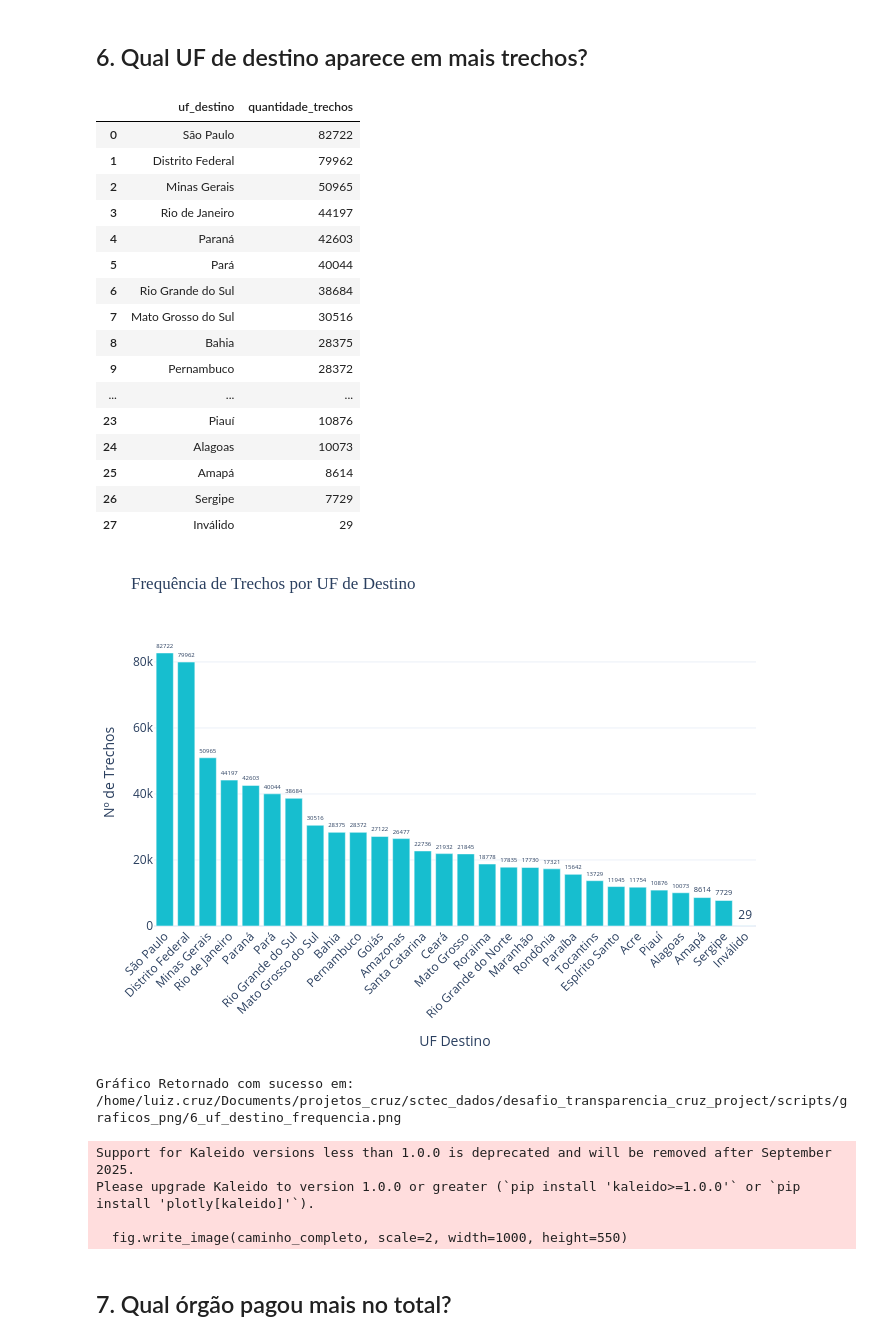
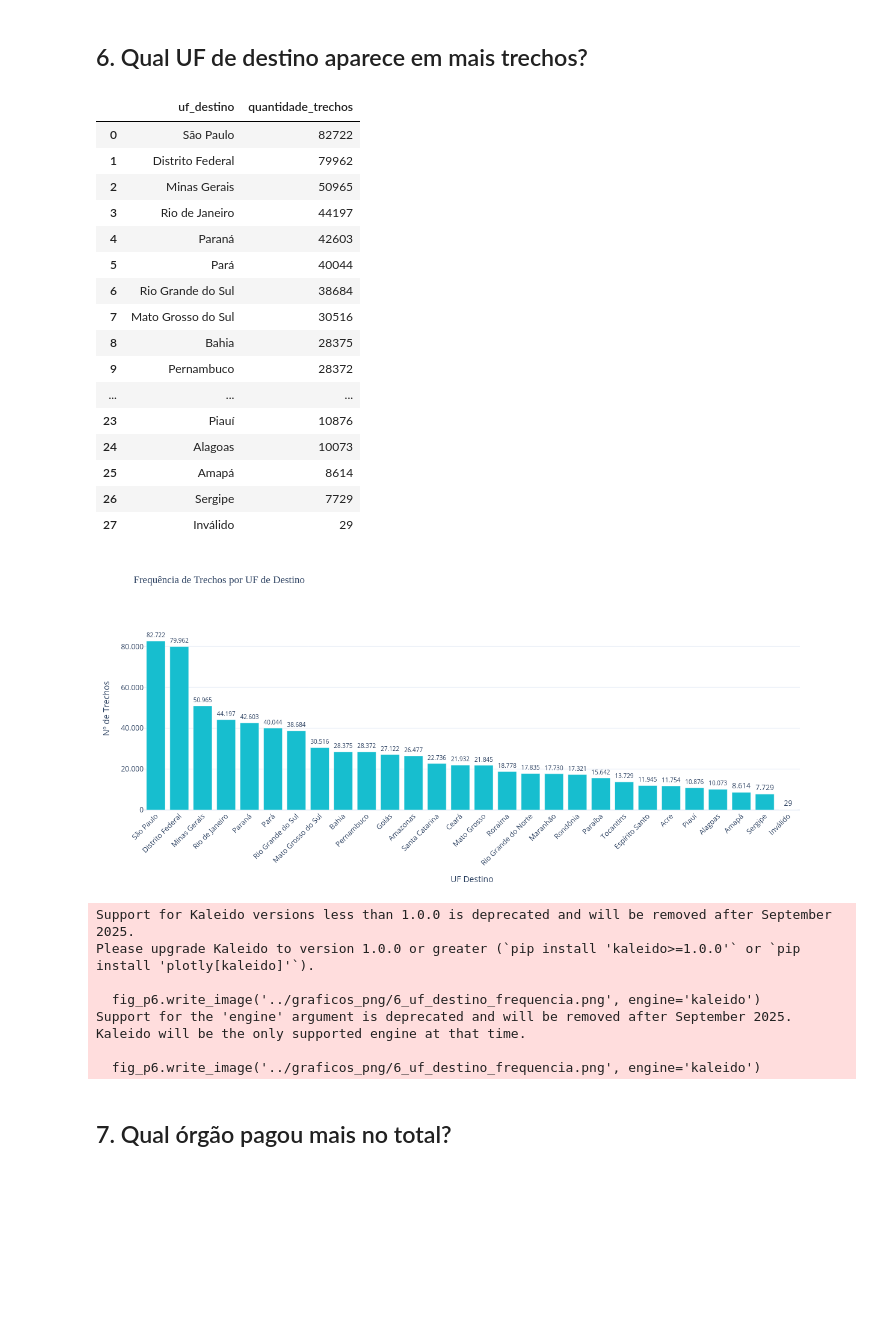
Before and after one commit to zurcx/desafio_transparencia_cruz_project, a Jupyter notebook: scripts/3_analisev1.ipynb, the cells around one changed output. Saved outputs shown, nothing was run; the diff lists cells and outputs as text; code cells hidden in the pictures; blank space fills up the shorter version.

```diff
--- a/scripts/3_analisev1.ipynb
+++ b/scripts/3_analisev1.ipynb
@@ -264,45 +413,75 @@ ORDER BY quantidade_trechos DESC;
 df_p6 = consultar(sql_p6)
 display(df_p6)
 
+# Criamos uma coluna com a formatação inteira brasileira
+df_p6['quantidade_formatada'] = df_p6['quantidade_trechos'].apply(lambda x: f"{x:,.0f}".replace(',', '.'))
+
 fig_p6 = px.bar(
     df_p6, x='uf_destino', y='quantidade_trechos',
     title='Frequência de Trechos por UF de Destino',
     labels={'quantidade_trechos': 'Nº de Trechos', 'uf_destino': 'UF Destino'},
-    text_auto='d', color_discrete_sequence=['#17becf']
+    color_discrete_sequence=['#17becf']
 )
+
+# 5. Customização do layout seguindo o padrão largo e com rotação no eixo X
 fig_p6.update_layout(
     template='plotly_white',
     title_font_family='Arial Black',
-    xaxis=dict(tickangle=-45),
-    margin=dict(l=50, r=40, t=60, b=100)
+    width=1250,
+    height=550,
+    # Aumentamos a margem inferior (b=100) para o texto inclinado respirar sem cortar
+    margin=dict(l=80, r=80, t=80, b=100),
+    separators=',.',
+
+    # Ajustes no eixo Y (Contagem)
+    yaxis=dict(
+        tickformat=',.0f',
+        range=[0, df_p6['quantidade_trechos'].max() * 1.20]
+    ),
+
+    # Ajustes no eixo X
+    xaxis=dict(
+        tickangle=-45,              # <-- Rotaciona as UFs em 45 graus para não embolar
+        tickmode='array'            # Força o Plotly a mostrar todas as UFs sem pular nenhuma
+    )
 )
-fig_p6.update_traces(textposition='outside')
+
+# 6. Força a exibição do texto numérico exato no topo de cada barra
+fig_p6.update_traces(
+    text=df_p6['quantidade_formatada'],
+    texttemplate='%{text}',
+    textposition='outside'
+)
+
 fig_p6.show()
-salvar_grafico(fig_p6, '6_uf_destino_frequencia.png')
+fig_p6.write_image('../graficos_png/6_uf_destino_frequencia.png', engine='kaleido')
 # %% [output]
 |  | uf_destino | quantidade_trechos |
 | 0 | São Paulo | 82722 |
 | 1 | Distrito Federal | 79962 |
 | 2 | Minas Gerais | 50965 |
 | 3 | Rio de Janeiro | 44197 |
 | 4 | Paraná | 42603 |
 | 5 | Pará | 40044 |
 | 6 | Rio Grande do Sul | 38684 |
 | 7 | Mato Grosso do Sul | 30516 |
 | 8 | Bahia | 28375 |
 | 9 | Pernambuco | 28372 |
 | ... | ... | ... |
 | 23 | Piauí | 10876 |
 | 24 | Alagoas | 10073 |
 | 25 | Amapá | 8614 |
 | 26 | Sergipe | 7729 |
 | 27 | Inválido | 29 |
-[figure, old version]
+[figure, new version]
-Gráfico Retornado com sucesso em: /home/luiz.cruz/Documents/projetos_cruz/sctec_dados/desafio_transparencia_cruz_project/scripts/graficos_png/6_uf_destino_frequencia.png
+Support for Kaleido versions less than 1.0.0 is deprecated and will be removed after September 2025.
+Please upgrade Kaleido to version 1.0.0 or greater (`pip install 'kaleido>=1.0.0'` or `pip install 'plotly[kaleido]'`).
+
+  fig_p6.write_image('../graficos_png/6_uf_destino_frequencia.png', engine='kaleido')
+Support for the 'engine' argument is deprecated and will be removed after September 2025.
+Kaleido will be the only supported engine at that time.
+
+  fig_p6.write_image('../graficos_png/6_uf_destino_frequencia.png', engine='kaleido')
-Support for Kaleido versions less than 1.0.0 is deprecated and will be removed after September 2025.
-Please upgrade Kaleido to version 1.0.0 or greater (`pip install 'kaleido>=1.0.0'` or `pip install 'plotly[kaleido]'`).
-
-  fig.write_image(caminho_completo, scale=2, width=1000, height=550)
 # %% [markdown]
 ## 7. Qual órgão pagou mais no total?
 # %%
```
Also changed, not shown: parts of 10 cells of this notebook, 14 other files.
